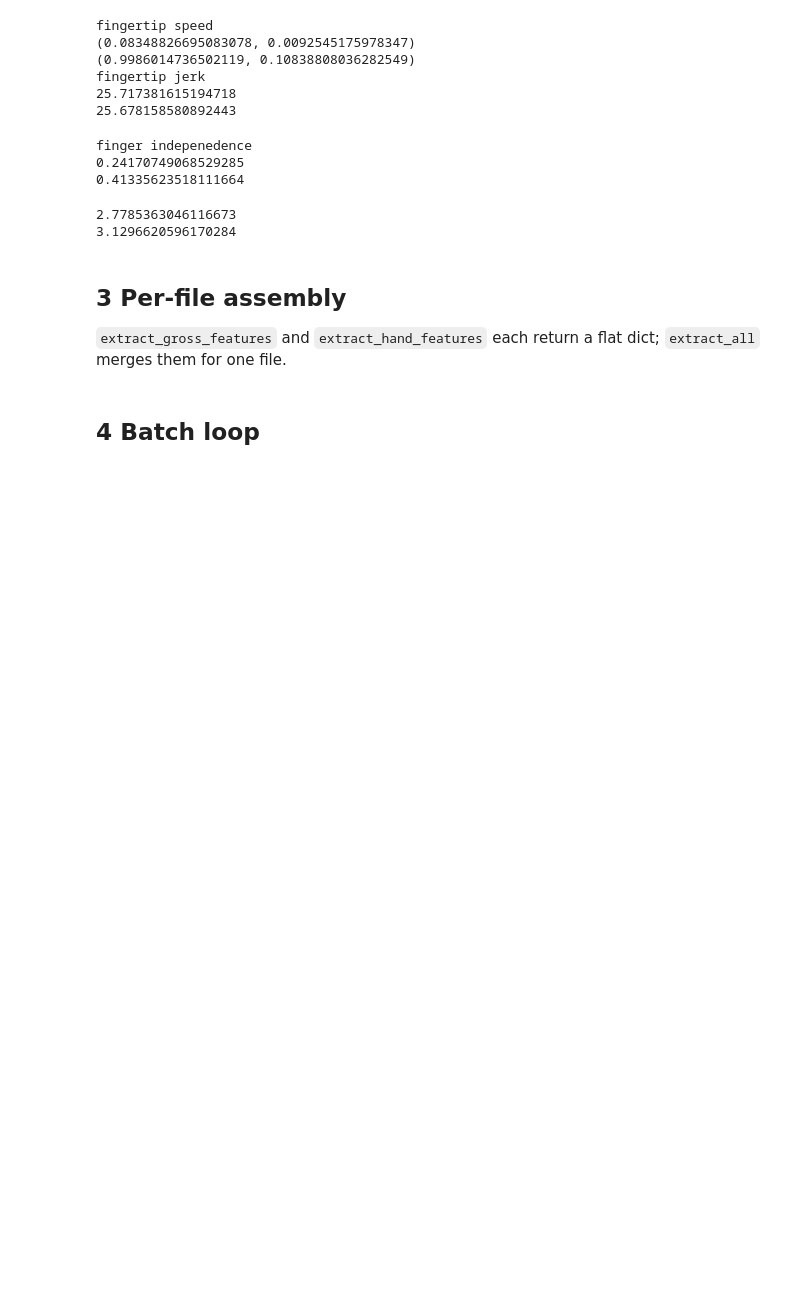
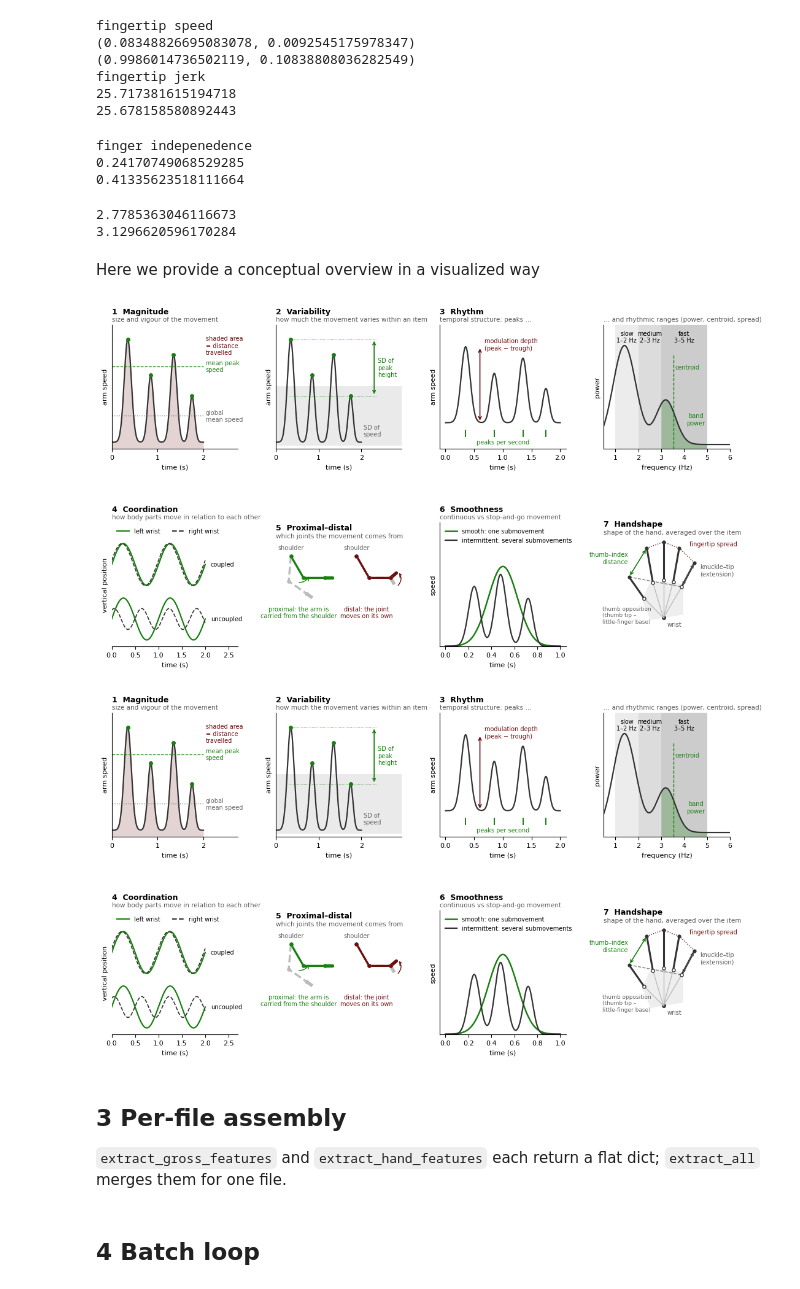
Before and after one commit to sarkadava/GestureToSign_KinematicTrajectory, a Jupyter notebook: 3_FeatureExtract_Sapiens.ipynb, the cells around one changed output. Cells and saved outputs as stored; diff of their text form; code cells hidden in the pictures; blank space fills up the shorter version.

```diff
--- a/3_FeatureExtract_Sapiens.ipynb
+++ b/3_FeatureExtract_Sapiens.ipynb
@@ -599,6 +599,15 @@ print(feature_finger_speed_entropy(sample_dist2, "right"))
 # %% [output]
 2.7785363046116673
 3.1296620596170284
+# %% [markdown]
+Here we provide a conceptual overview in a visualized way
+# %%
+import importlib, feature_overview
+importlib.reload(feature_overview)
+feature_overview.plot_feature_overview(out="plots/feature_overview.png")
+# %% [output]
+[figure, added]
+[figure, added]
 # %% [markdown]
 ## 3 Per-file assembly
 
```
Also changed, not shown: 6 other files.
